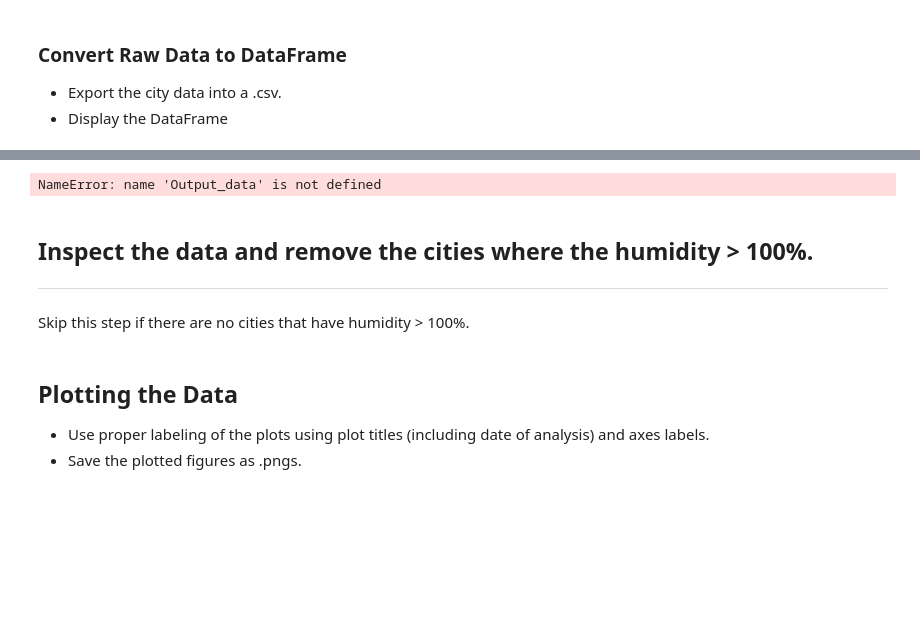
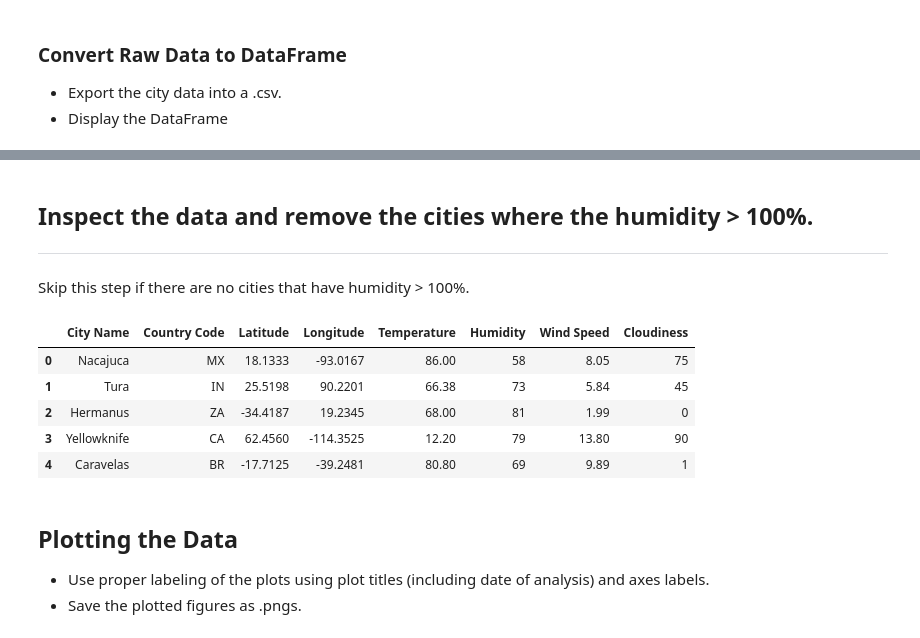
Before and after one commit to Aprieto7/python-api-challenge, a Jupyter notebook: starter_code/WeatherPy.ipynb, the cells around one changed output, grey strips where cells are left out. Drawn from its saved outputs; the diff is of its cells as text; code cells hidden in the pictures; blank space fills up the shorter version.

```diff
--- a/starter_code/WeatherPy.ipynb
+++ b/starter_code/WeatherPy.ipynb
@@ -153,12 +153,19 @@ weather_df
 # %%
 # output data to csv
-weather_df.to_csv(Output_data)
+weather_df.to_csv("../Output_Data/CityWeatherData.csv", index=False, header=True)
-# %% [output]
-NameError: name 'Output_data' is not defined
 # %% [markdown]
 ## Inspect the data and remove the cities where the humidity > 100%.
 ----
 Skip this step if there are no cities that have humidity > 100%.
+# %%
+weather_df.head()
+# %% [output]
+|  | City Name | Country Code | Latitude | Longitude | Temperature | Humidity | Wind Speed | Cloudiness |
+| 0 | Nacajuca | MX | 18.1333 | -93.0167 | 86.00 | 58 | 8.05 | 75 |
+| 1 | Tura | IN | 25.5198 | 90.2201 | 66.38 | 73 | 5.84 | 45 |
+| 2 | Hermanus | ZA | -34.4187 | 19.2345 | 68.00 | 81 | 1.99 | 0 |
+| 3 | Yellowknife | CA | 62.4560 | -114.3525 | 12.20 | 79 | 13.80 | 90 |
+| 4 | Caravelas | BR | -17.7125 | -39.2481 | 80.80 | 69 | 9.89 | 1 |
 # %%
 #  Get the indices of cities that have humidity over 100%.
 # %%
```
Also changed, not shown: parts of 4 cells of this notebook.
